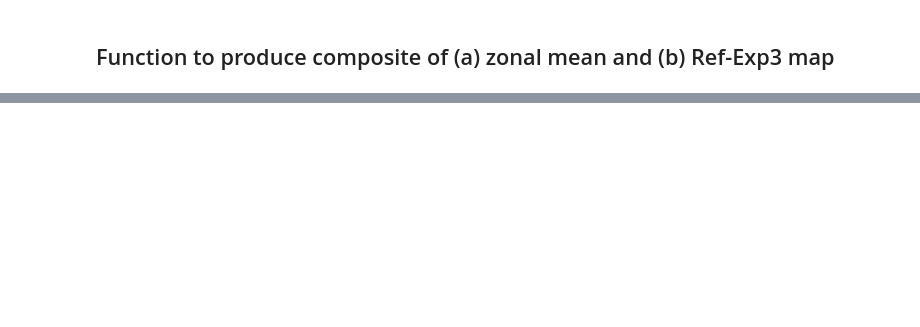
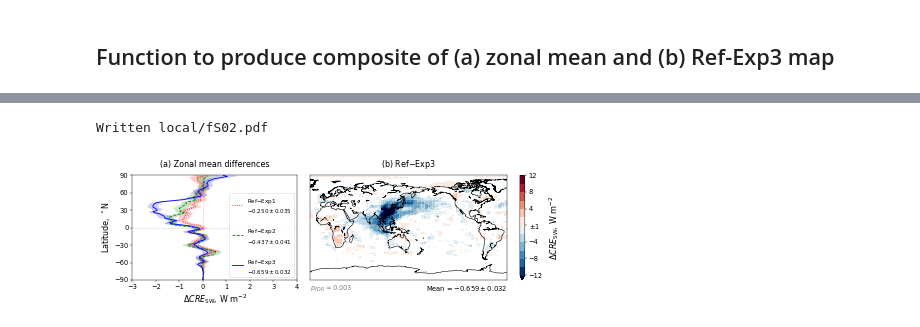
Before and after one commit to grandey/p17d-sulphur-eas-eqm, a Jupyter notebook: analysis_draft2018a/figures_draft2018a.ipynb, the cells around one changed output, grey strips where cells are left out. Cells and saved outputs as stored; diff of their text form; code cells hidden in the pictures; blank space fills up the shorter version.

```diff
--- a/analysis_draft2018a/figures_draft2018a.ipynb
+++ b/analysis_draft2018a/figures_draft2018a.ipynb
@@ -497,0 +512,12 @@ Written local/temp.pdf
+# %%
+# CRE SW
+zonal_mean_exp3_map(variable='SWCF_d1', f_or_b='f',
+                    xlim=[-3, 4],
+                    vlim=[-12, 12], whiteout='1',
+                    cmap_name='RdBu_r', nlev=12,
+                    mean_format='${:+.3f}\pm{:.3f}$',
+                    file_prefix='fS{:02}'.format(supp_figure_counter))
+supp_figure_counter += 1
+# %% [output]
+Written local/fS02.pdf
+[figure, added]
```
Also changed, not shown: parts of 12 cells of this notebook.
